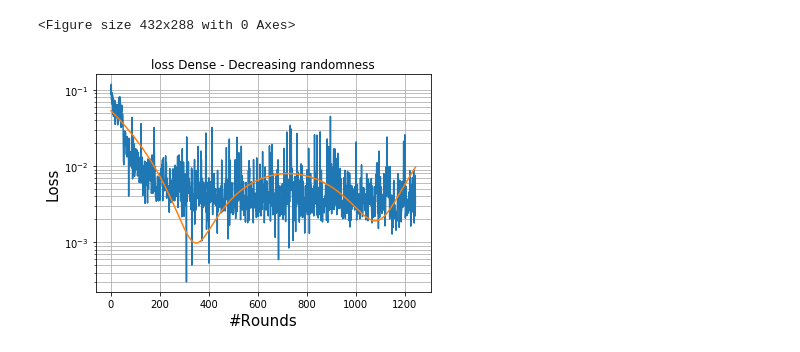
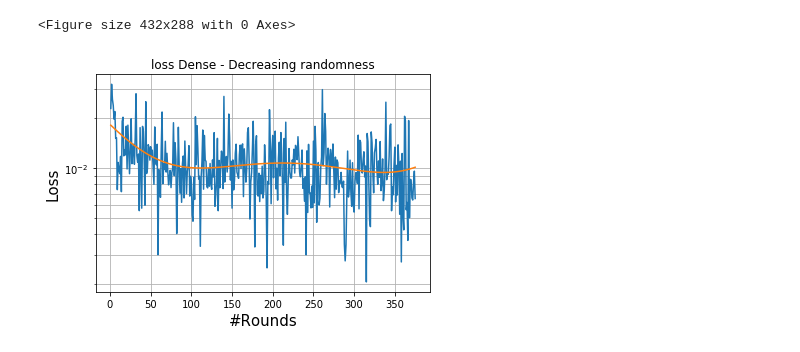
Before and after one commit to severinL96/FML-Bomberman, a Jupyter notebook: agent_code/my_new_agent/plot_loss.ipynb, the cells around one changed output. Saved outputs shown, nothing was run; the diff lists cells and outputs as text; code cells hidden in the pictures.

```diff
--- a/agent_code/my_new_agent/plot_loss.ipynb
+++ b/agent_code/my_new_agent/plot_loss.ipynb
@@ -2,32 +2,32 @@
 import pickle
 import matplotlib.pyplot as plt
 import numpy as np
 
 
-LOSS = open("saved_models/Dense_2000_epochs_more_random/loss.txt", 'r',)
+LOSS = open("saved_models/DENSE_AT_NIGHT/loss.txt", 'r',)
 
 losses = []
 for loss in LOSS.readlines():
     loss = loss.rstrip('\n')
     loss = float(loss)
     losses.append(loss)
 
 epoch_count = range(1,len(losses)+1)
 
 
 coefficients = np.polyfit(epoch_count,losses,4)
 poly = np.poly1d(coefficients)
 new_y = poly(epoch_count)
 
 
 plt.xlabel('#Rounds', fontsize=15)
 plt.ylabel('Loss', fontsize=15)
 plt.yscale('log')
 plt.plot(epoch_count,losses)
 plt.plot(epoch_count, new_y)
 plt.grid(True, which="both")
 plt.title('loss Dense - Decreasing randomness')
 plt.Figure()
 # %% [output]
 <Figure size 432x288 with 0 Axes>
-[figure, old version]
+[figure, new version]
```
Also changed, not shown: 33 other files.
